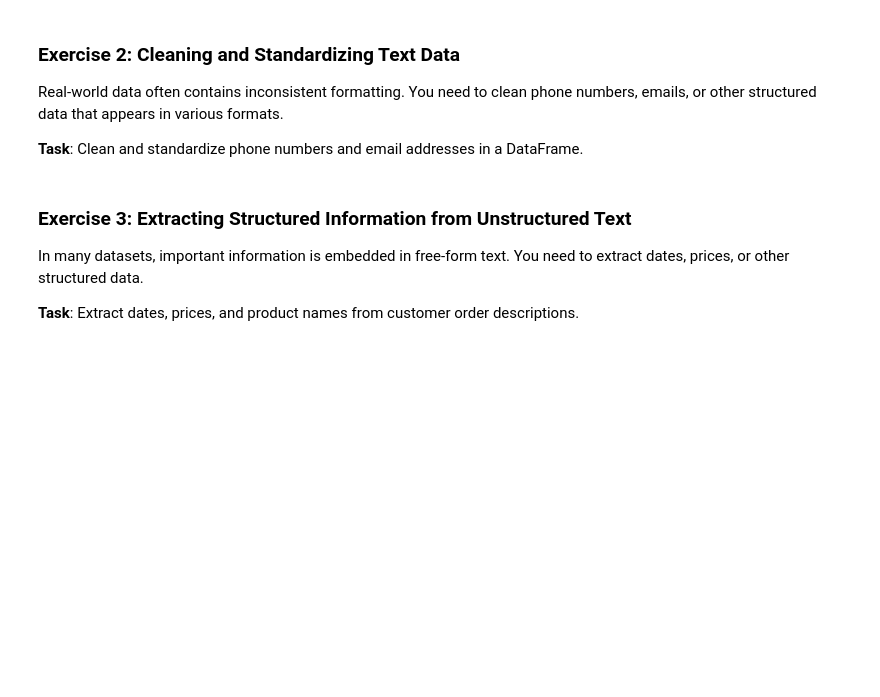
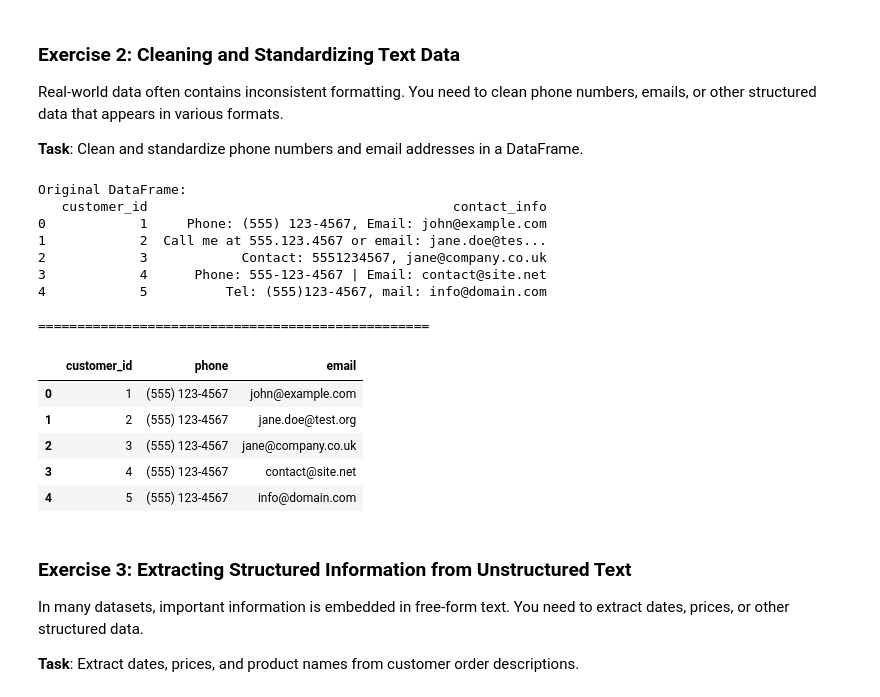
Before and after one commit to Ref4al/Week5, a Jupyter notebook: 03_regex_ex.ipynb, the cells around one changed output. Saved outputs shown, nothing was run; the diff lists cells and outputs as text; code cells hidden in the pictures; blank space fills up the shorter version.

```diff
--- a/03_regex_ex.ipynb
+++ b/03_regex_ex.ipynb
@@ -453,29 +453,51 @@ Real-world data often contains inconsistent formatting. You need to clean phone
 # %%
 # Sample data: Customer contact information with inconsistent formatting
 df = pd.DataFrame({
     'customer_id': [1, 2, 3, 4, 5],
     'contact_info': [
         'Phone: (555) 123-4567, Email: john@example.com',
         'Call me at 555.123.4567 or email: jane.doe@test.org',
         'Contact: 5551234567, jane@company.co.uk',
         'Phone: 555-123-4567 | Email: contact@site.net',
         'Tel: (555)123-4567, mail: info@domain.com'
     ]
 })
 
 print("Original DataFrame:")
 print(df)
 print("\n" + "="*50 + "\n")
 
 # Task 1: Extract phone numbers in standard format (XXX) XXX-XXXX
 # Hint: Handle various formats like (555) 123-4567, 555.123.4567, 555-123-4567, 5551234567
 ### YOUR CODE HERE ###
+df["phone"] = df["contact_info"].str.extract(
+    r"(\(?\d{3}\)?[\s\.-]?\d{3}[\s\.-]?\d{4})", expand=False)
+df["phone"] = df["phone"].str.replace(r"\D", "", regex=True)
+df["phone"] = df["phone"].str.replace(r"(\d{3})(\d{3})(\d{4})", r"(\1) \2-\3", regex=True)
 
 # Task 2: Extract email addresses
 ### YOUR CODE HERE ###
+df["email"] = df["contact_info"].str.extract(r"([\w\.-]+@[\w\.-]+\.\w+)", expand=False)
 
 # Task 3: Create a cleaned DataFrame with separate 'phone' and 'email' columns
 ### YOUR CODE HERE ###
+df[["customer_id", "phone", "email"]]
+# %% [output]
+Original DataFrame:
+   customer_id                                       contact_info
+0            1     Phone: (555) 123-4567, Email: john@example.com
+1            2  Call me at 555.123.4567 or email: jane.doe@tes...
+2            3            Contact: 5551234567, jane@company.co.uk
+3            4      Phone: 555-123-4567 | Email: contact@site.net
+4            5          Tel: (555)123-4567, mail: info@domain.com
+
+==================================================
+|  | customer_id | phone | email |
+| 0 | 1 | (555) 123-4567 | john@example.com |
+| 1 | 2 | (555) 123-4567 | jane.doe@test.org |
+| 2 | 3 | (555) 123-4567 | jane@company.co.uk |
+| 3 | 4 | (555) 123-4567 | contact@site.net |
+| 4 | 5 | (555) 123-4567 | info@domain.com |
 # %% [markdown]
 ### Exercise 3: Extracting Structured Information from Unstructured Text
 
```
